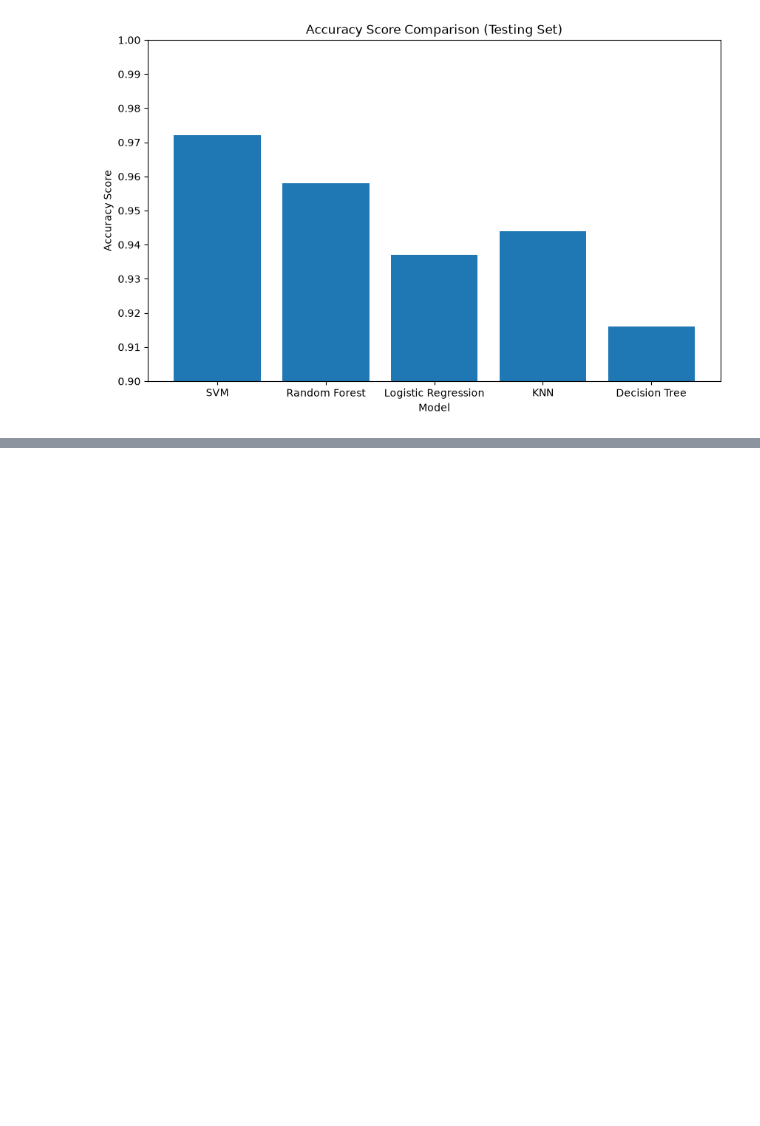
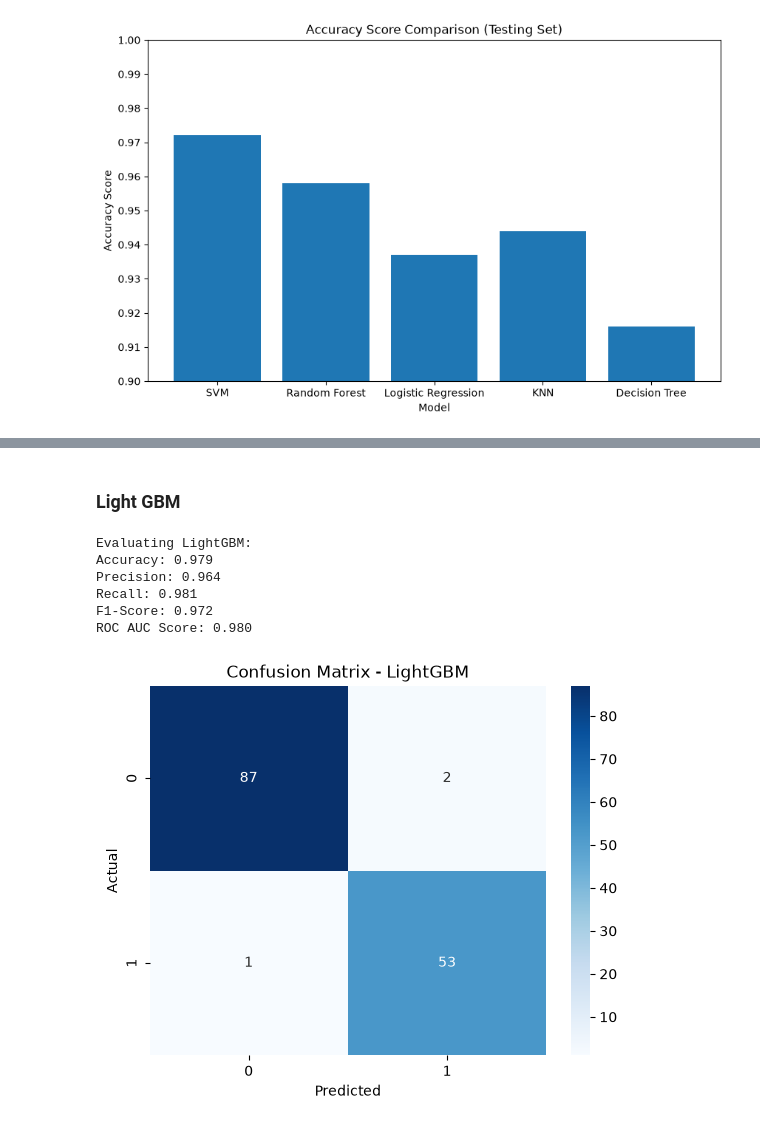
Before and after one commit to Carlos3du/cancer-detection, a Jupyter notebook: notebooks/article.ipynb, the cells around one changed output, grey strips where cells are left out. Drawn from its saved outputs; the diff is of its cells as text; code cells hidden in the pictures; blank space fills up the shorter version.

```diff
--- a/notebooks/article.ipynb
+++ b/notebooks/article.ipynb
@@ -271,0 +292,20 @@ plt.show()
+# %% [markdown]
+### Light GBM
+# %%
+import lightgbm as lgb
+
+model_lgb = lgb.LGBMClassifier(random_state=42)
+model_lgb.fit(X_train_scaled, y_train)
+
+y_pred = model_lgb.predict(X_test_scaled)
+
+evaluate_model(y_pred, model_name="LightGBM")
+plot_confusion_matrix(y_pred, model_name="LightGBM")
+# %% [output]
+Evaluating LightGBM:
+Accuracy: 0.979
+Precision: 0.964
+Recall: 0.981
+F1-Score: 0.972
+ROC AUC Score: 0.980
+[figure, added]
```
Also changed, not shown: parts of 7 cells of this notebook, 8 other files.
